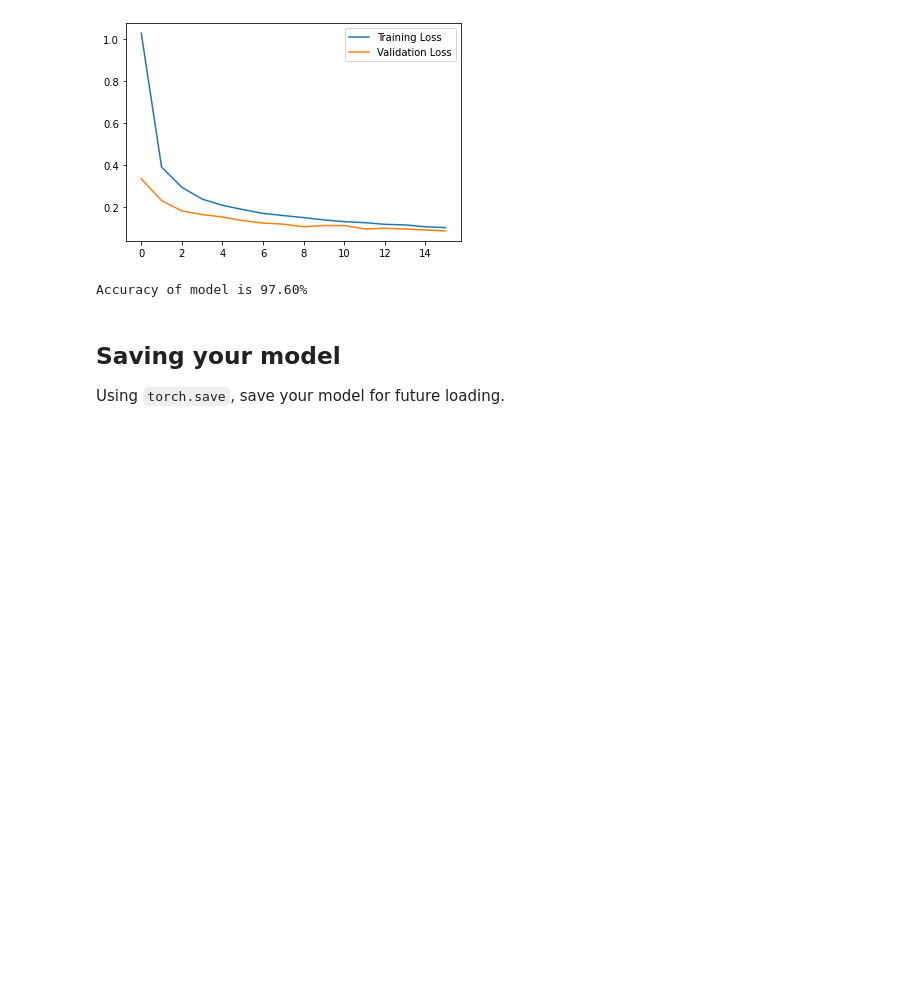
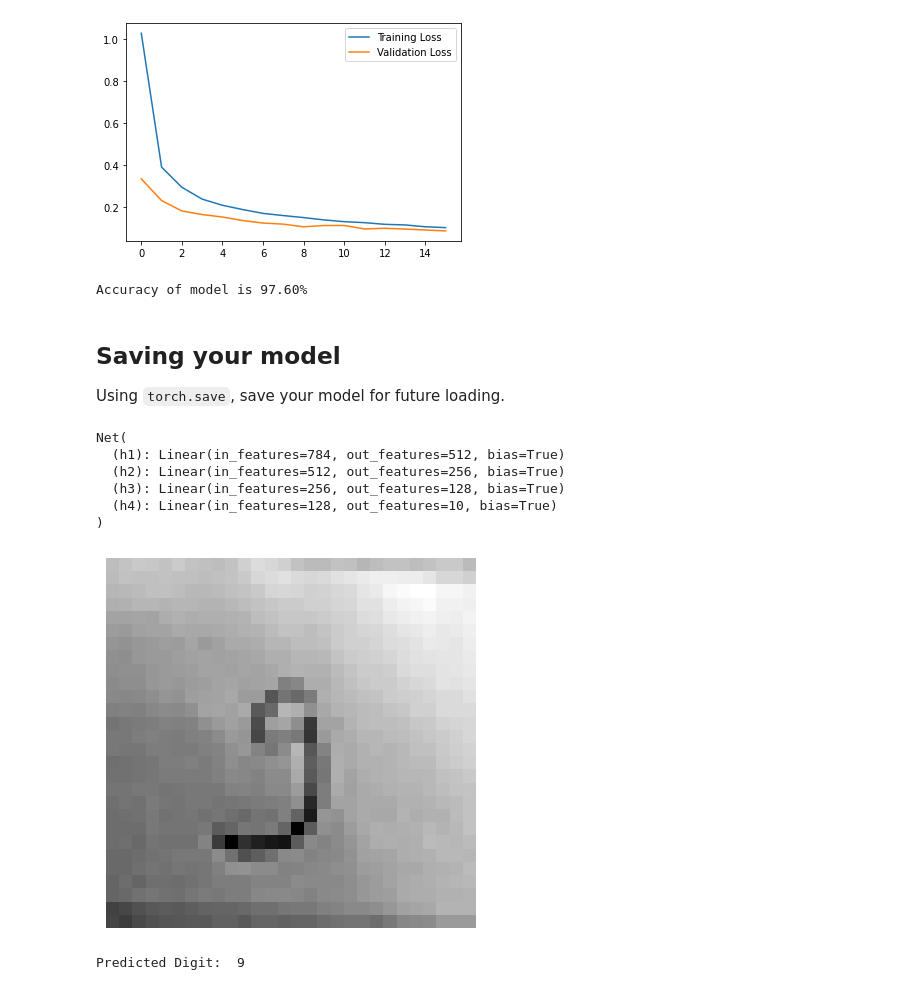
Before and after one commit to vishnusharma03/MNIST_HandWrittenDigitClassifierProject, a Jupyter notebook: MNIST_Handwritten_Digits-STARTER.ipynb, the cells around one changed output. Saved outputs shown, nothing was run; the diff lists cells and outputs as text; code cells hidden in the pictures; blank space fills up the shorter version.

```diff
--- a/MNIST_Handwritten_Digits-STARTER.ipynb
+++ b/MNIST_Handwritten_Digits-STARTER.ipynb
@@ -357,3 +357,43 @@ Accuracy of model is 97.60%
 Using `torch.save`, save your model for future loading.
 # %%
 torch.save(model1.state_dict(), 'model.pth')
+# %%
+inf = Net()
+inf.load_state_dict(torch.load('model.pth'))
+inf.eval()
+# %% [output]
+Net(
+  (h1): Linear(in_features=784, out_features=512, bias=True)
+  (h2): Linear(in_features=512, out_features=256, bias=True)
+  (h3): Linear(in_features=256, out_features=128, bias=True)
+  (h4): Linear(in_features=128, out_features=10, bias=True)
+)
+# %%
+from PIL import Image
+test_transform = transforms.Compose([transforms.ToTensor(), transforms.Normalize((0.5,), (0.5,))]) #transforms.Resize((784, 512)),
+img = Image.open('91.jpg')
+img = img.convert('L')
+# %%
+width, height = img.size
+aspect_ratio = width / float(height)
+
+resized_img = img.resize((28, 28), Image.Resampling.LANCZOS )
+img_fi = test_transform(resized_img)
+# %%
+resized_img.size
+imageOne = test_transform(resized_img)
+# %%
+img_np = torch.stack((imageOne,)).numpy()
+img_np = img_np.squeeze()
+plt.imshow(img_np, cmap='gray')
+plt.axis('off')
+plt.show()
+# %% [output]
+[figure, added]
+# %%
+with torch.no_grad():
+    output = inf(img_fi)
+    predicted_digit = output.argmax()
+    print("Predicted Digit: ", predicted_digit.item())
+# %% [output]
+Predicted Digit:  9
```
